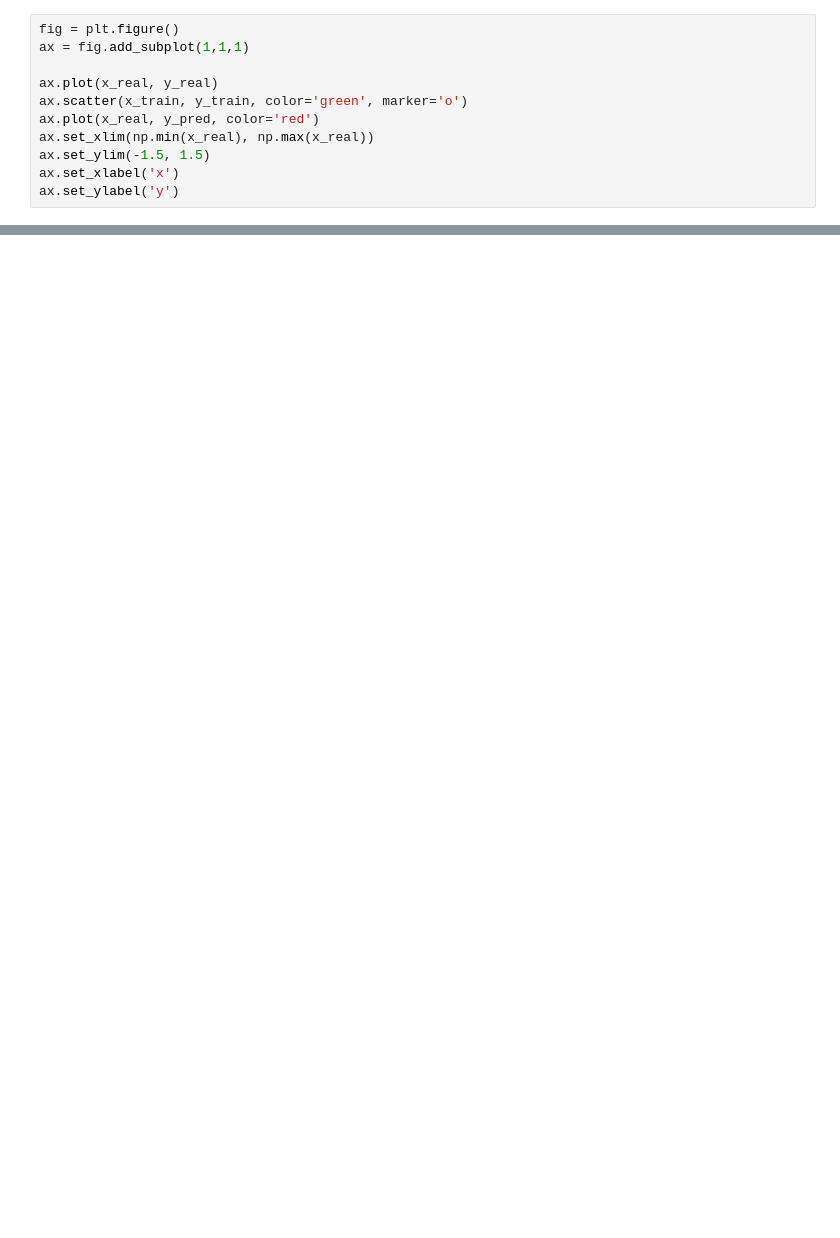
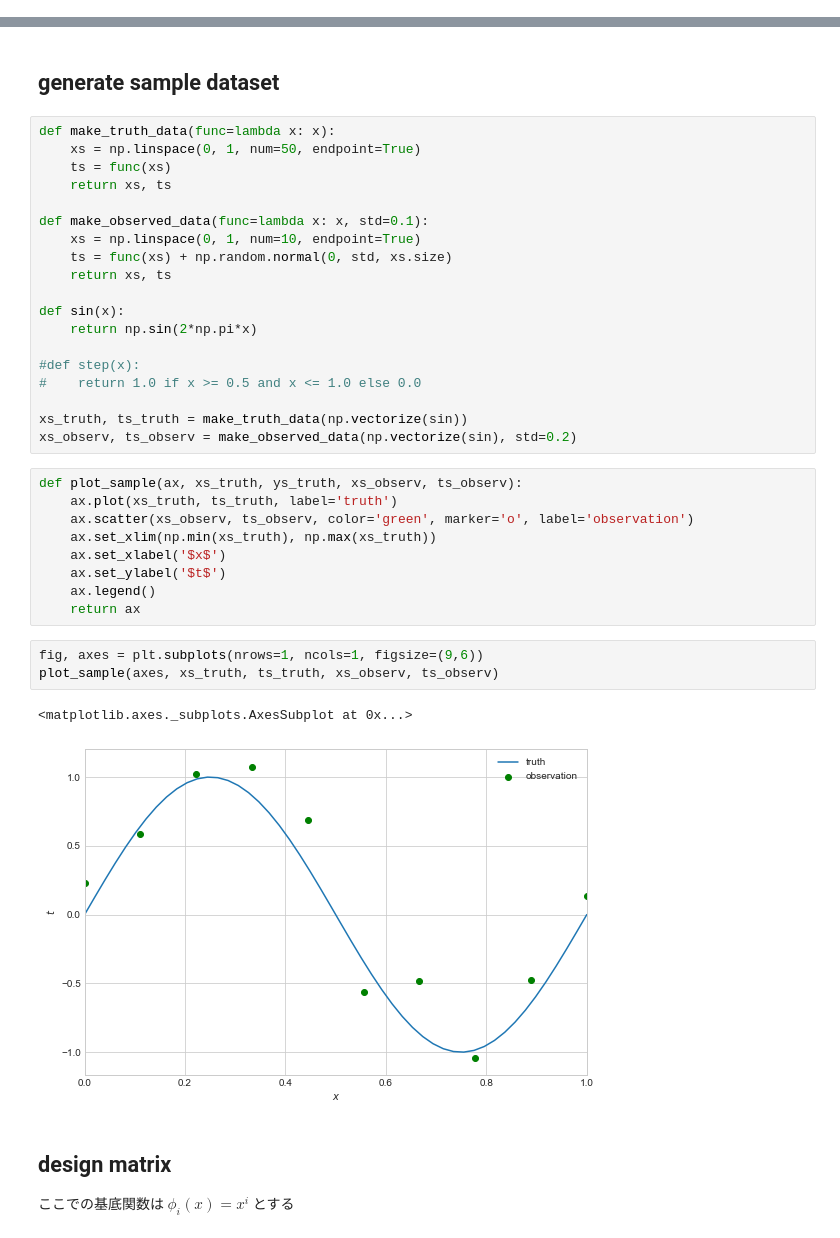
Before and after one commit to uents/prml, a Jupyter notebook: polynomial_curve_fitting.ipynb, the cells around one changed output, grey strips where cells are left out. Drawn from its saved outputs; the diff is of its cells as text; blank space fills up the shorter version.

```diff
--- a/polynomial_curve_fitting.ipynb
+++ b/polynomial_curve_fitting.ipynb
@@ -123,11 +0,0 @@ y_pred = predict(w, x_real)
-# %%
-fig = plt.figure()
-ax = fig.add_subplot(1,1,1)
-
-ax.plot(x_real, y_real)
-ax.scatter(x_train, y_train, color='green', marker='o')
-ax.plot(x_real, y_pred, color='red')
-ax.set_xlim(np.min(x_real), np.max(x_real))
-ax.set_ylim(-1.5, 1.5)
-ax.set_xlabel('x')
-ax.set_ylabel('y')
@@ -136,0 +25,40 @@ ax.set_ylabel('y')
+# %% [markdown]
+## generate sample dataset
+# %%
+def make_truth_data(func=lambda x: x):
+    xs = np.linspace(0, 1, num=50, endpoint=True)
+    ts = func(xs)
+    return xs, ts
+
+def make_observed_data(func=lambda x: x, std=0.1):
+    xs = np.linspace(0, 1, num=10, endpoint=True)
+    ts = func(xs) + np.random.normal(0, std, xs.size)
+    return xs, ts
+
+def sin(x):
+    return np.sin(2*np.pi*x)
+
+#def step(x):
+#    return 1.0 if x >= 0.5 and x <= 1.0 else 0.0
+
+xs_truth, ts_truth = make_truth_data(np.vectorize(sin))
+xs_observ, ts_observ = make_observed_data(np.vectorize(sin), std=0.2)
+# %%
+def plot_sample(ax, xs_truth, ys_truth, xs_observ, ts_observ):
+    ax.plot(xs_truth, ts_truth, label='truth')
+    ax.scatter(xs_observ, ts_observ, color='green', marker='o', label='observation')
+    ax.set_xlim(np.min(xs_truth), np.max(xs_truth))
+    ax.set_xlabel('$x$')
+    ax.set_ylabel('$t$')
+    ax.legend()
+    return ax
+# %%
+fig, axes = plt.subplots(nrows=1, ncols=1, figsize=(9,6))
+plot_sample(axes, xs_truth, ts_truth, xs_observ, ts_observ)
+# %% [output]
+<matplotlib.axes._subplots.AxesSubplot at 0x...>
+[figure, added]
+# %% [markdown]
+## design matrix
+
+ここでの基底関数は $\phi_{i}(x) = x^{i}$ とする
```
Also changed, not shown: parts of 40 cells of this notebook, 1 other file.
